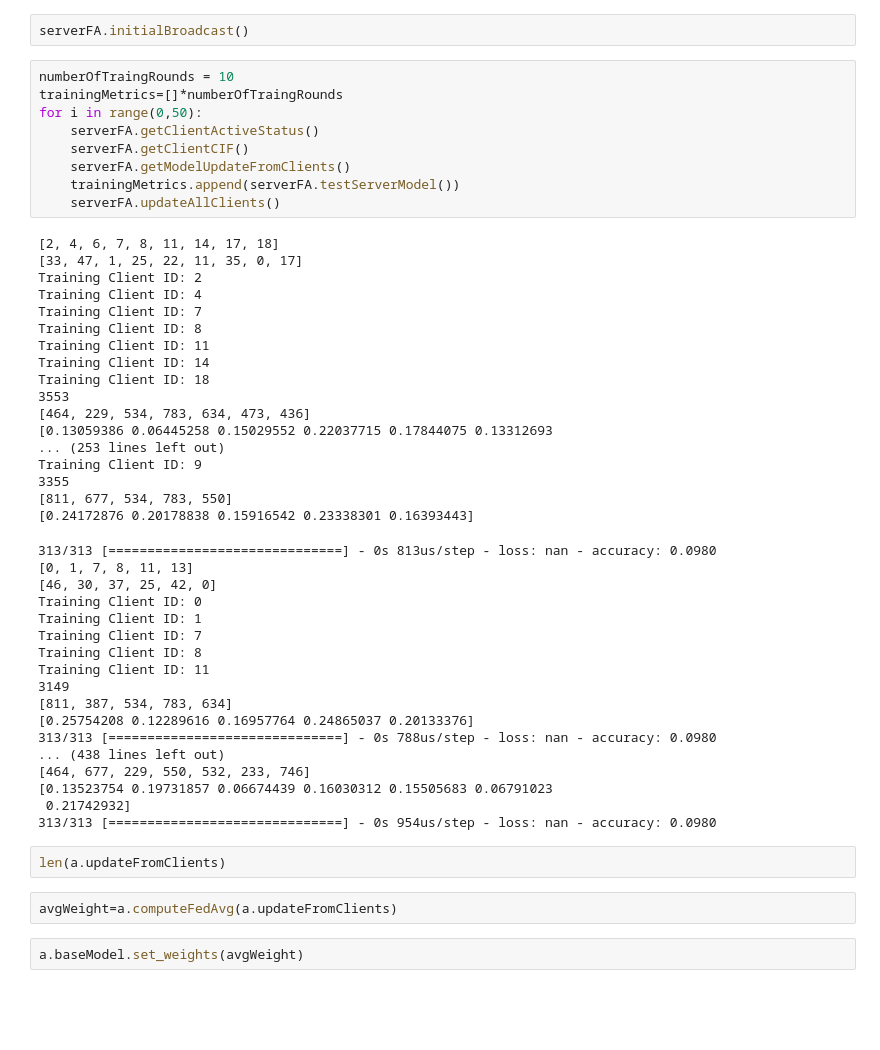
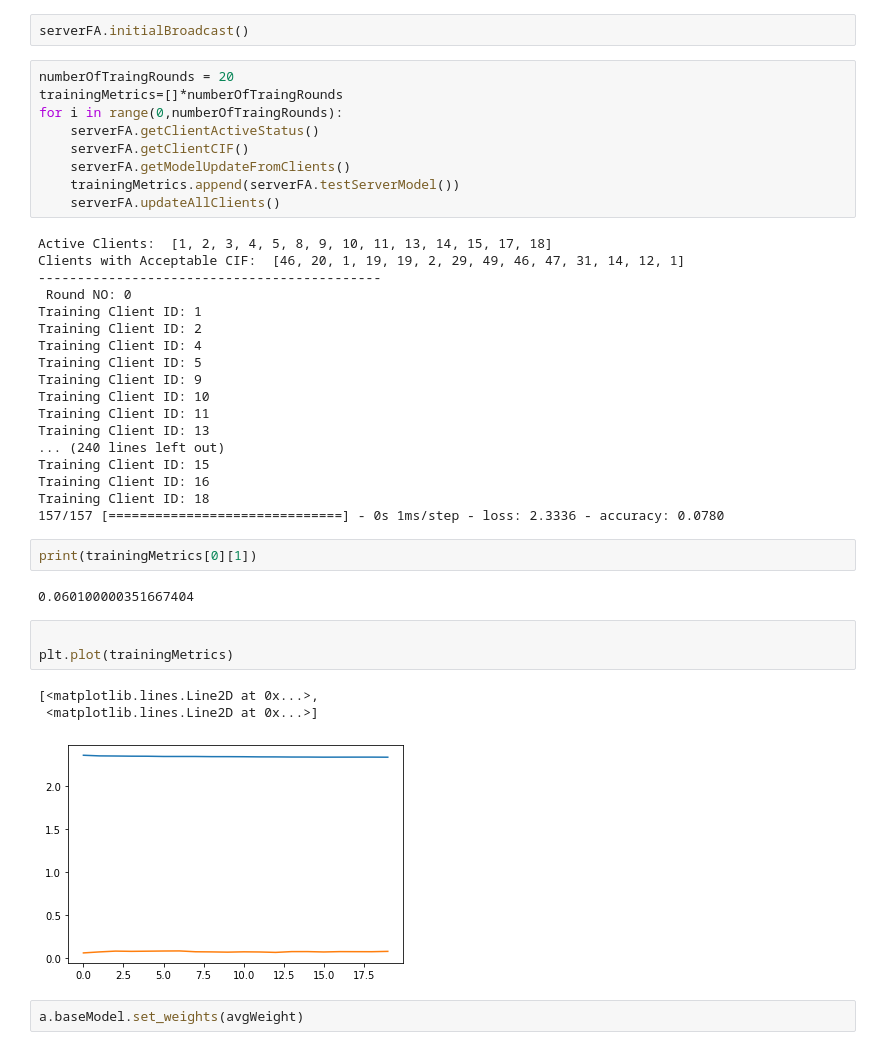
Before and after one commit to shaunamooney/Federated_Learning, a Jupyter notebook: Sever_Client_SUDO_withoutTCP.ipynb, the cells around one changed output. Cells and saved outputs as stored; diff of their text form; blank space fills up the shorter version.

```diff
--- a/Sever_Client_SUDO_withoutTCP.ipynb
+++ b/Sever_Client_SUDO_withoutTCP.ipynb
@@ -357,53 +387,43 @@ distributeDataToServer(serverFA,originalTestX,originalTestY)
 # %%
 serverFA.initialBroadcast()
 # %%
-numberOfTraingRounds = 10
+numberOfTraingRounds = 20
 trainingMetrics=[]*numberOfTraingRounds
-for i in range(0,50):
+for i in range(0,numberOfTraingRounds):
     serverFA.getClientActiveStatus()
     serverFA.getClientCIF()
     serverFA.getModelUpdateFromClients()
     trainingMetrics.append(serverFA.testServerModel())
     serverFA.updateAllClients()
 # %% [output]
-[2, 4, 6, 7, 8, 11, 14, 17, 18]
-[33, 47, 1, 25, 22, 11, 35, 0, 17]
+Active Clients:  [1, 2, 3, 4, 5, 8, 9, 10, 11, 13, 14, 15, 17, 18]
+Clients with Acceptable CIF:  [46, 20, 1, 19, 19, 2, 29, 49, 46, 47, 31, 14, 12, 1]
+--------------------------------------------
+ Round NO: 0
+Training Client ID: 1
 Training Client ID: 2
 Training Client ID: 4
-Training Client ID: 7
-Training Client ID: 8
+Training Client ID: 5
+Training Client ID: 9
+Training Client ID: 10
 Training Client ID: 11
-Training Client ID: 14
+Training Client ID: 13
+... (240 lines left out)
+Training Client ID: 15
+Training Client ID: 16
 Training Client ID: 18
-3553
-[464, 229, 534, 783, 634, 473, 436]
-[0.13059386 0.06445258 0.15029552 0.22037715 0.17844075 0.13312693
-... (253 lines left out)
-Training Client ID: 9
-3355
-[811, 677, 534, 783, 550]
-[0.24172876 0.20178838 0.15916542 0.23338301 0.16393443]
+157/157 [==============================] - 0s 1ms/step - loss: 2.3336 - accuracy: 0.0780
-313/313 [==============================] - 0s 813us/step - loss: nan - accuracy: 0.0980
-[0, 1, 7, 8, 11, 13]
-[46, 30, 37, 25, 42, 0]
-Training Client ID: 0
-Training Client ID: 1
-Training Client ID: 7
-Training Client ID: 8
-Training Client ID: 11
-3149
-[811, 387, 534, 783, 634]
-[0.25754208 0.12289616 0.16957764 0.24865037 0.20133376]
-313/313 [==============================] - 0s 788us/step - loss: nan - accuracy: 0.0980
-... (438 lines left out)
-[464, 677, 229, 550, 532, 233, 746]
-[0.13523754 0.19731857 0.06674439 0.16030312 0.15505683 0.06791023
- 0.21742932]
-313/313 [==============================] - 0s 954us/step - loss: nan - accuracy: 0.0980
-# %%
-len(a.updateFromClients)
-# %%
-avgWeight=a.computeFedAvg(a.updateFromClients)
+# %%
+print(trainingMetrics[0][1])
+# %% [output]
+0.060100000351667404
+# %%
+
+plt.plot(trainingMetrics)
+# %% [output]
+[<matplotlib.lines.Line2D at 0x...>,
+ <matplotlib.lines.Line2D at 0x...>]
+[figure, added]
 # %%
 a.baseModel.set_weights(avgWeight)
 # %%
```
Also changed, not shown: parts of 10 cells of this notebook.
